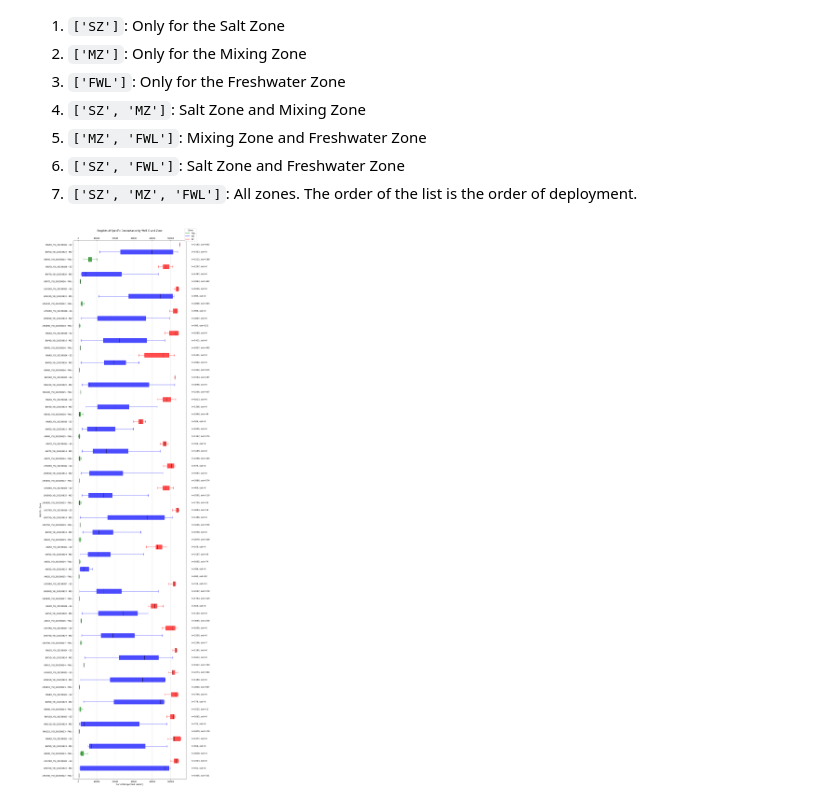
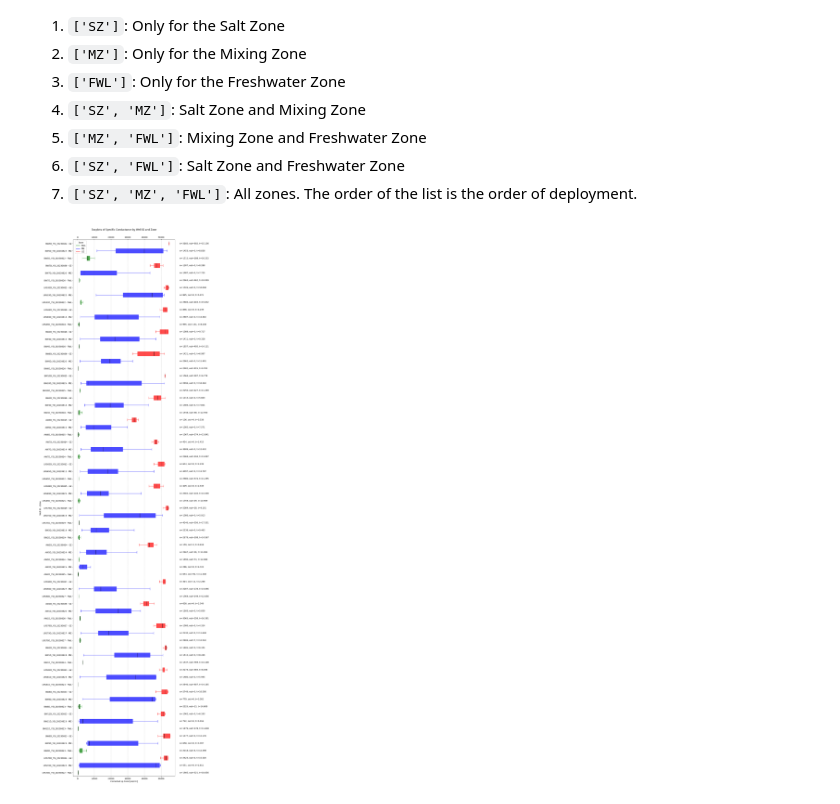
Before and after one commit to androsresearch/freshwater_lens, a Jupyter notebook: notebooks/stats_zones.ipynb, the cells around one changed output. Drawn from its saved outputs; the diff is of its cells as text; code cells hidden in the pictures.

Commit message:
feat(stats_zones) Añadir espesor en dataframe de estadisticas y grafica de boxplots Closes: #19

```diff
--- a/notebooks/stats_zones.ipynb
+++ b/notebooks/stats_zones.ipynb
@@ -241,7 +246,6 @@ df_stats_zones.head(4)
 
 ## Boxplots by zone
 # %%
-
 def generate_zone_boxplots(
     filtered_results: Dict[str, Dict[str, np.ndarray]],
     zones_to_show: Optional[List[str]] = None,
@@ -249,7 +253,6 @@ def generate_zone_boxplots(
     order: Optional[List[str]] = None,
     legend_x: float = 1.02,
     legend_y: float = 1.0,
-    legend_orientation: str = 'vertical',
     mirror_top_axis: bool = False,
     enable_minor_ticks: bool = False,
     draw_vertical_line: bool = False,
@@ -295,7 +298,9 @@ def generate_zone_boxplots(
         for zone, data in zones_dict.items():
             if data.shape[0] > 0:
                 values = data[:, 1]  # Column 1 contains conductivity values
-                plot_data.append((id_val, zone, values))
+                # Calculate thickness (last depth - first depth)
+                thickness = data[-1, 0] - data[0, 0]
+                plot_data.append((id_val, zone, values, thickness))
 
     # Filter by zones_to_show if provided
     if zones_to_show is not None:
@@ -311,12 +316,14 @@ def generate_zone_boxplots(
     group_labels = []
     group_data = []
     zone_list = []
+    thickness_list = []
 
-    for id_val, zone, values in plot_data:
+    for id_val, zone, values, thickness in plot_data:
         label = f"{id_val} - {zone}"
         group_labels.append(label)
         group_data.append(values)
         zone_list.append(zone)
+        thickness_list.append(thickness)
 
     # Create figure and axes
     if figsize is None:
@@ -374,11 +381,11 @@ def generate_zone_boxplots(
         outliers = sum((data < lower_bound) | (data > upper_bound))
         return outliers
 
-    # Add n and outliers annotations
-    for i, data in enumerate(group_data):
+    # Add n, out and thickness annotations
+    for i, (data, thickness) in enumerate(zip(group_data, thickness_list)):
         n_points = len(data)
         n_outliers = _calculate_outliers(data)
-        annotation_text = f"n={n_points}, out={n_outliers}"
+        annotation_text = f"n={n_points}, out={n_outliers}, t={thickness:.3f}"
         x_max = ax.get_xlim()[1]
         ax.text(x_max * 1.05, i, annotation_text,
                 verticalalignment='center', fontsize=10)
@@ -467,15 +474,15 @@ order_plot = [
 # %%
 fig, ax = generate_zone_boxplots(filtered_results=zones,
                             zones_to_show=['SZ', 'MZ', 'FWL'],
                             show_outliers=False,
                             order=order_plot,
                             # enable_minor_ticks=True
                             mirror_top_axis=True,
-                            legend_x=1.1,
-                            legend_y=1.025
+                            legend_x=0.01,
+                            legend_y=1.0
                             # figsize=(12, 12)
                             )
 
 fig.show()
 # %% [output]
-[figure, old version]
+[figure, new version]
```
Also changed, not shown: parts of 1 cell of this notebook.
